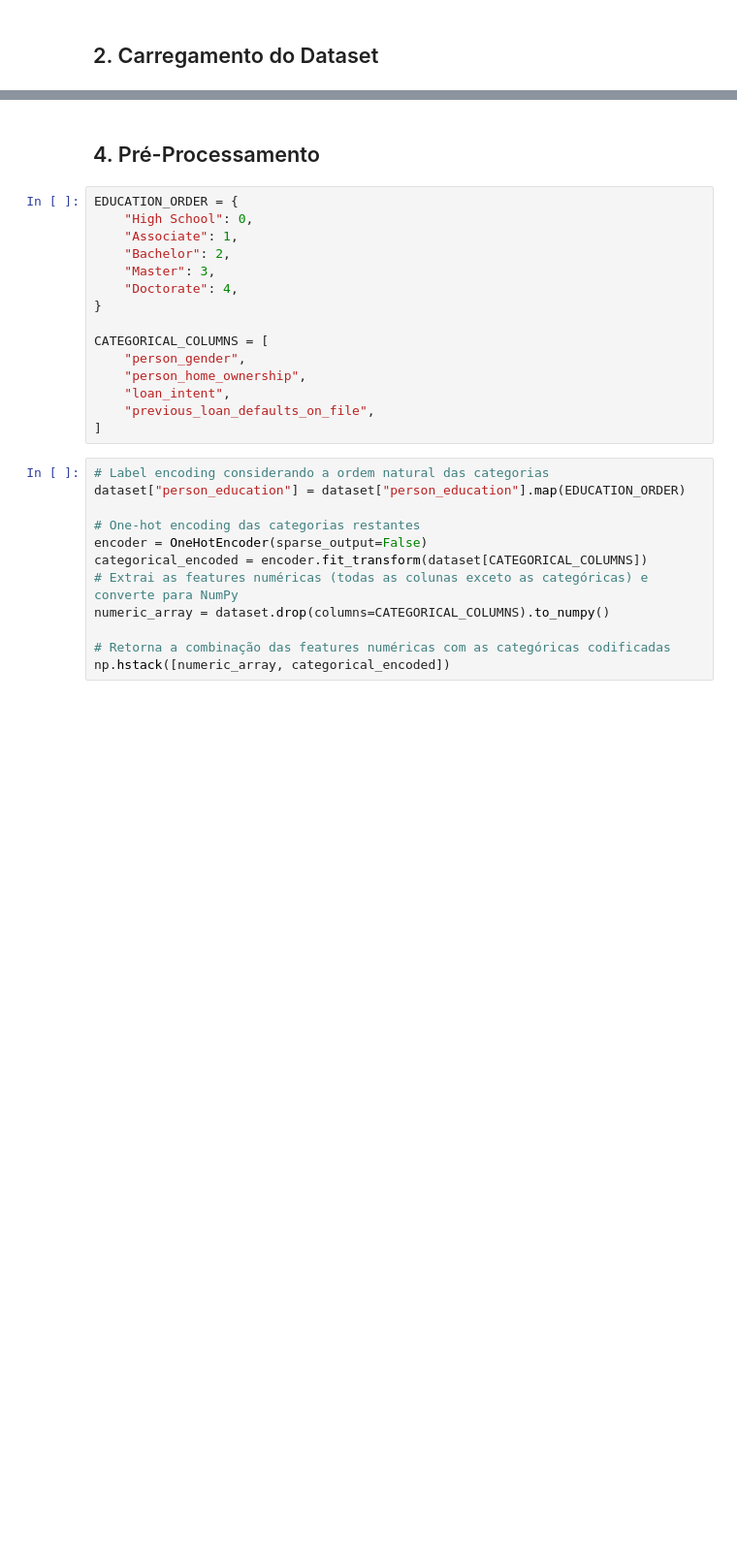
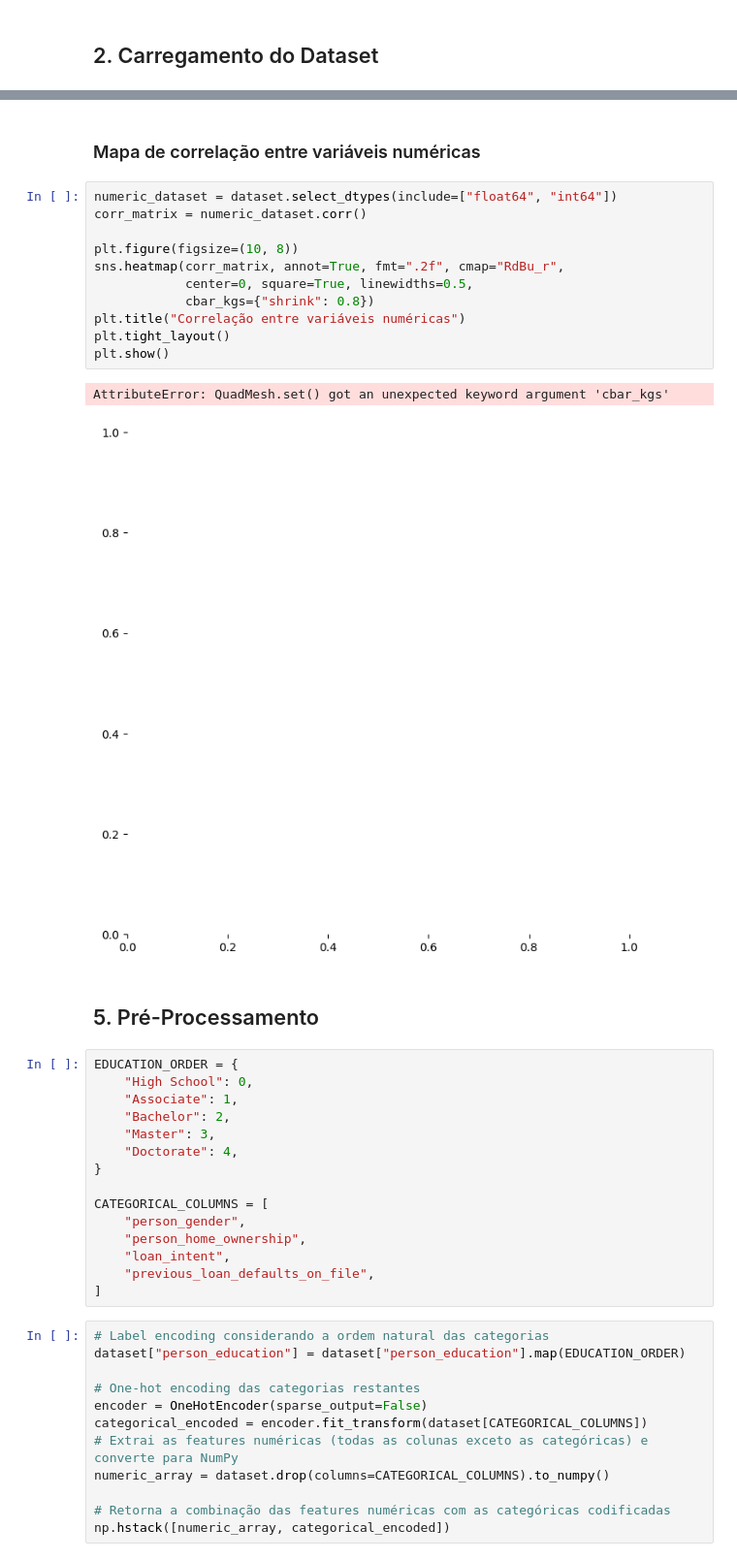
Before and after one commit to lucascdsilva/loan-risk-analyzer, a Jupyter notebook: notebooks/loan-risk-analyzer-lamartine.ipynb, the cells around one changed output, grey strips where cells are left out. Shown at 97% size. Cells and saved outputs as stored; diff of their text form; blank space fills up the shorter version.

```diff
--- a/notebooks/loan-risk-analyzer-lamartine.ipynb
+++ b/notebooks/loan-risk-analyzer-lamartine.ipynb
@@ -53,5 +79,21 @@ sns.scatterplot(x="loan_amnt", y="person_income", hue="loan_status", data=datase
+# %% [markdown]
+### Mapa de correlação entre variáveis numéricas
+# %%
+numeric_dataset = dataset.select_dtypes(include=["float64", "int64"])
+corr_matrix = numeric_dataset.corr()
+
+plt.figure(figsize=(10, 8))
+sns.heatmap(corr_matrix, annot=True, fmt=".2f", cmap="RdBu_r",
+            center=0, square=True, linewidths=0.5,
+            cbar_kgs={"shrink": 0.8})
+plt.title("Correlação entre variáveis numéricas")
+plt.tight_layout()
+plt.show()
+# %% [output]
+AttributeError: QuadMesh.set() got an unexpected keyword argument 'cbar_kgs'
+[figure, added]
 # %% [markdown]
-## 4. Pré-Processamento
+## 5. Pré-Processamento
 # %%
 EDUCATION_ORDER = {
     "High School": 0,
```
Also changed, not shown: parts of 12 cells of this notebook.
